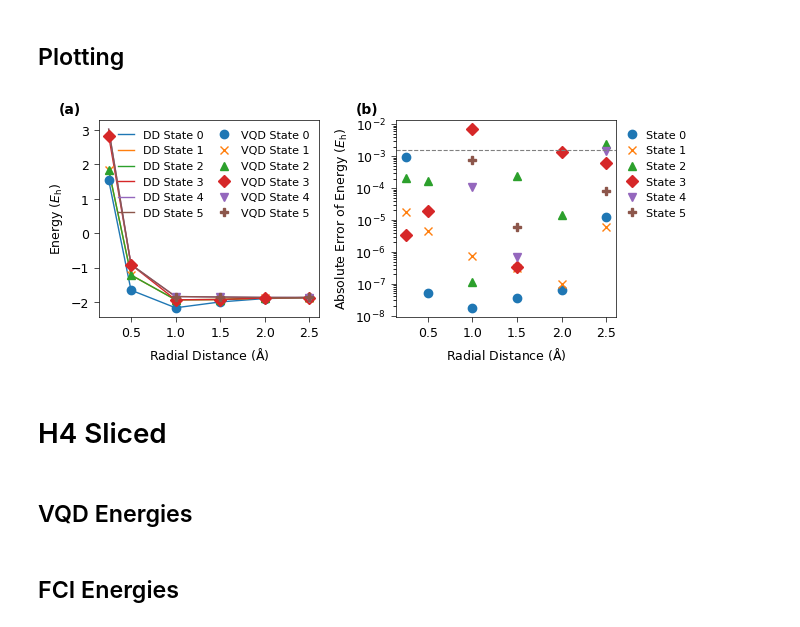
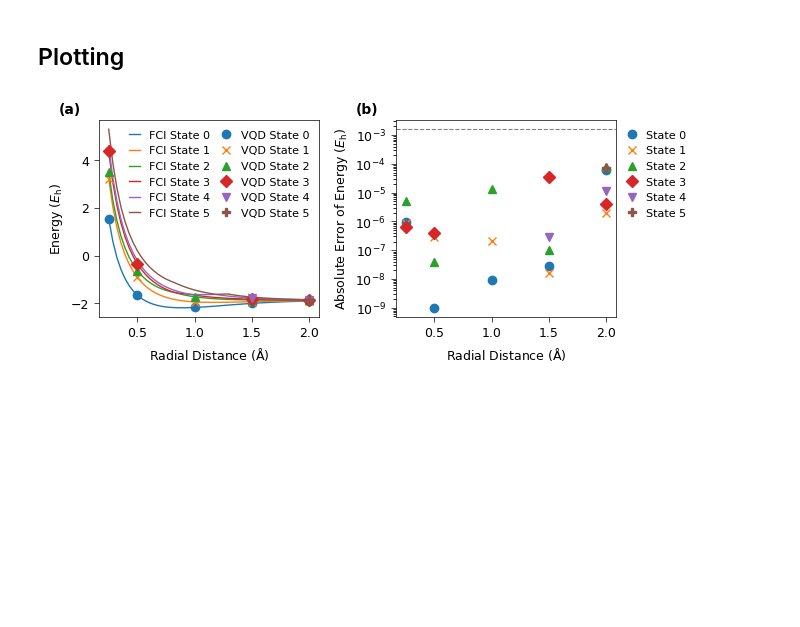
Before and after one commit to sdonglab/QumVQD, a Jupyter notebook: notebooks/Manuscript_Plotting.ipynb, the cells around one changed output. Cells and saved outputs as stored; diff of their text form; code cells hidden in the pictures; blank space fills up the shorter version.

Commit message:
Remonved non-reduced H4, updated file type handling for plots

```diff
--- a/notebooks/Manuscript_Plotting.ipynb
+++ b/notebooks/Manuscript_Plotting.ipynb
@@ -199,6 +135,8 @@ else:
 # %%
 if name == 'H2S':
-  H2S_VQD_Energies = [np.float64(3301.734323178507), np.float64(4563.385904767243), np.float64(5807.2645136495), np.float64(5840.035908675143), np.float64(5899.937131541012)] # Data stored in "C:\Users\marlo_2lbtn5r\OneDrive\School\Dong Lab\Beckman Project\Code\Bosonic VQE\Data from VQE Runs\Vibrational VQD\H2S_first_5_2\text output.txt"
+  H2S_VQD_Energies = [np.float64(3301.734323178507), np.float64(4563.385904767243),
+                       np.float64(5807.2645136495), np.float64(5840.035908675143),
+                         np.float64(5899.937131541012)] # Data stored in "C:\Users\marlo_2lbtn5r\OneDrive\School\Dong Lab\Beckman Project\Code\Bosonic VQE\Data from VQE Runs\Vibrational VQD\H2S_first_5_2\text output.txt"
   H2S_VQD_Energies = [float(energy) for energy in H2S_VQD_Energies]
   en = H2S_VQD_Energies
 elif name == 'CO2':
@@ -651,0 +248,23 @@ vqd_values = [en_pt25, en_pt5, en_1, en_1pt5, en_2, en_2pt5]
+# %%
+en_pt25_vqd_filtered = get_good_energies([f"{H4_Sliced_Dir}/R=0.25", ], duplicate_threshold=1e-5)
+print("Filtered energies for R=0.25:", en_pt25_vqd_filtered)
+
+en_pt5_vqd_filtered = get_good_energies([f"{H4_Sliced_Dir}/R=0.5"], min_overlap=1e-7)
+print("Filtered energies for R=0.5:", en_pt5_vqd_filtered)
+
+en_1_vqd_filtered = get_good_energies([f"{H4_Sliced_Dir}/R=1.0", ], min_overlap=1e-7, duplicate_threshold=1e-3)
+print("Filtered energies for R=1.0:", en_1_vqd_filtered)
+
+en_1pt5_vqd_filtered = get_good_energies([f"{H4_Sliced_Dir}/R=1.5",
+                                           f"{H4_Sliced_Dir}/R=1.5_V2",
+                                           f"{H4_Sliced_Dir}/R=1.5_V3",
+                                           f"{H4_Sliced_Dir}/R=1.5_V4"
+                                           ], min_overlap=1e-8, duplicate_threshold=1e-3)[:-1]
+print("Filtered energies for R=1.5:", en_1pt5_vqd_filtered)
+
+en_2_vqd_filtered = get_good_energies([f"{H4_Sliced_Dir}/R=2.0",
+                                        f"{H4_Sliced_Dir}/R=2.0_V2" ,], min_overlap=1e-7, duplicate_threshold=1e-3)
+print("Filtered energies for R=2.0:", en_2_vqd_filtered)
+
+vqd_values = [en_pt25_vqd_filtered, en_pt5_vqd_filtered, en_1_vqd_filtered, en_1pt5_vqd_filtered, en_2_vqd_filtered]
+distances = [0.25, 0.5, 1.0, 1.5, 2.0]
@@ -663,0 +281,6 @@ def compute_fci_states_h4(R, nroots):
+# %%
+# Dense grid for smooth FCI reference curve
+
+distances_dense = np.linspace(min(distances), max(distances), 50)
+fci_values_dense = np.array([compute_fci_states_h4(R, max_level)
+                             for R in distances_dense])
@@ -671,12 +293,11 @@ colors = [f'C{i}' for i in range(max_level)]
 # %%
-
 
 fig, (ax1, ax2) = plt.subplots(1, 2, figsize=FIGURESIZE)
 
 # --- Panel (a): PES ---
 for i in range(max_level):
-    ax1.plot(distances, H_qumode_energies[:, i],
-             label=f'DD State {i}', linestyle='-', color=colors[i])
+    ax1.plot(distances_dense, fci_values_dense[:, i],
+             label=f'FCI State {i}', linestyle='-', color=colors[i])
 
 for i in range(max_level):
     xs = [distances[j] for j, en in enumerate(vqd_values) if i < len(en)]
@@ -684,38 +305,34 @@ for i in range(max_level):
     ax1.plot(xs, ys, label=f'VQD State {i}', marker=markers[i],
              linestyle='', markersize=markersize, color=colors[i])
 
 ax1.set_xlabel(r'Radial Distance ($\mathrm{\AA}$)', fontsize=fontsize)
 ax1.set_ylabel(r'Energy ($E_\mathrm{h}$)', fontsize=fontsize)
 ax1.tick_params(axis='both', labelsize=fontsize)
 ax1.legend(fontsize=fontsize - 1, ncol=2, frameon=False,
-           handlelength=1.5, columnspacing=1.0)
+           handlelength=1, columnspacing=1.0)
 ax1.text(-0.18, 1.02, '(a)', transform=ax1.transAxes,
          fontsize=fontsize + 1, fontweight='bold', va='bottom', ha='left')
 
 # --- Panel (b): Error ---
 for i in range(max_level):
     xs = [distances[j] for j, en in enumerate(vqd_values) if i < len(en)]
-    ys = [abs(en[i] - H_qumode_energies[j][i])
+    ys = [abs(en[i] - fci_values[j][i])
           for j, en in enumerate(vqd_values) if i < len(en)]
     ax2.plot(xs, ys, marker=markers[i], linestyle='',
              markersize=markersize, color=colors[i], label=f'State {i}')
 
 ax2.axhline(y=1.6e-3, color='grey', linestyle='--', linewidth=0.8)
 ax2.set_yscale('log')
 ax2.set_xlabel(r'Radial Distance ($\mathrm{\AA}$)', fontsize=fontsize)
 ax2.set_ylabel(r'Absolute Error of Energy ($E_\mathrm{h}$)', fontsize=fontsize)
 ax2.tick_params(axis='both', labelsize=fontsize)
 ax2.legend(fontsize=fontsize - 1, frameon=False, handlelength=1.0,
            loc='upper left', bbox_to_anchor=(1, 1),)
 ax2.text(-0.18, 1.02, '(b)', transform=ax2.transAxes,
          fontsize=fontsize + 1, fontweight='bold', va='bottom', ha='left')
 
 fig.tight_layout()
-fig.savefig('Plots/Fig_H4_PES_and_Error.tiff', dpi=600, bbox_inches='tight')
+fig.savefig(f'Plots/Fig_H4_Sliced_PES_and_Error{FILETYPE}', dpi=600, bbox_inches='tight')
 plt.show()
 # %% [output]
-[figure, old version]
+[figure, new version]
-# %% [markdown]
-# H4 Sliced
-# %% [markdown]
-## VQD Energies
@@ -770,2 +338,0 @@ vqd_values = [en_pt25, en_pt5, en_1, en_1pt5, en_2, en_2pt5]
-# %% [markdown]
-## FCI Energies
```
Also changed, not shown: parts of 26 cells of this notebook.
